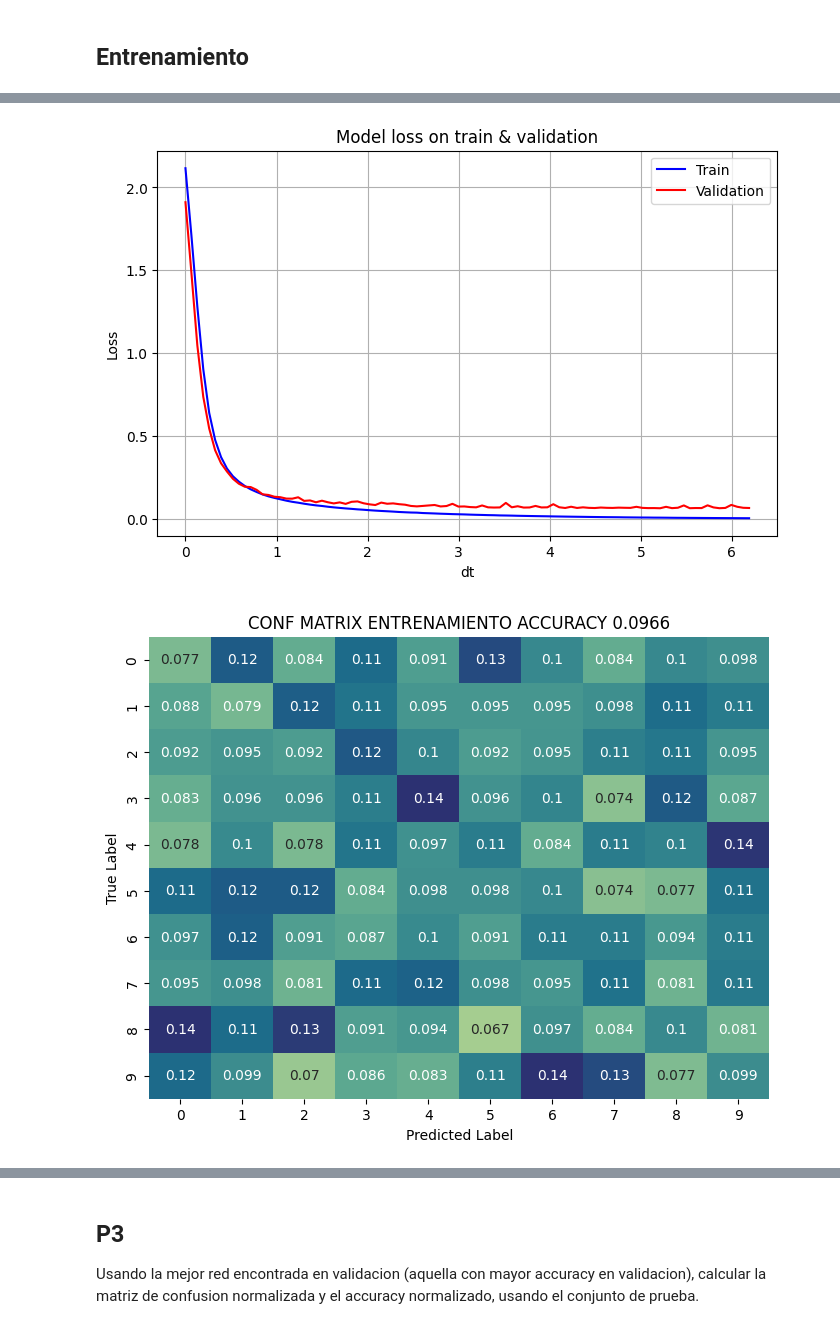
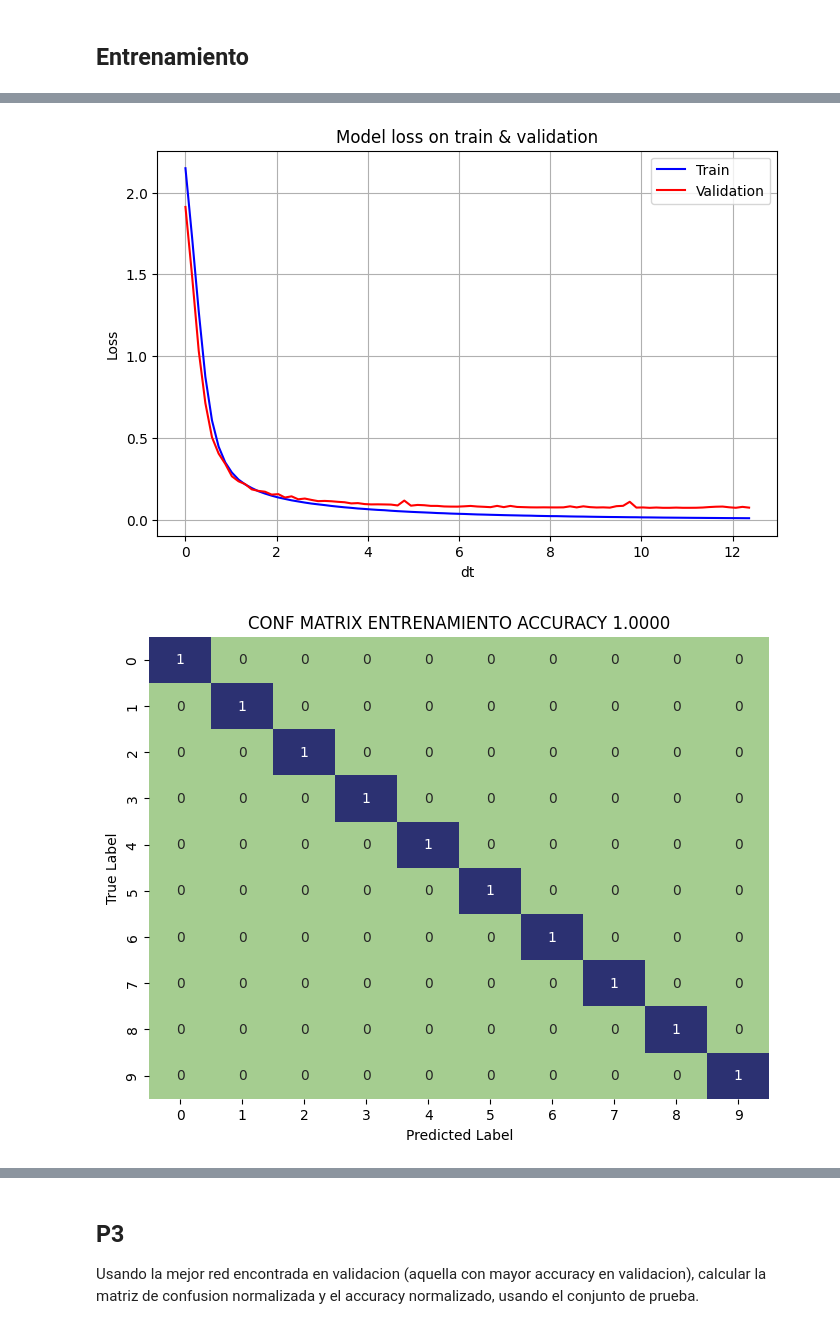
Before and after one commit to NicolasAraya932/IAHOMEWORK, a Jupyter notebook: Tarea_2IA_NicolasArayaP.ipynb, the cells around one changed output, grey strips where cells are left out. Cells and saved outputs as stored; diff of their text form; code cells hidden in the pictures.

```diff
--- a/Tarea_2IA_NicolasArayaP.ipynb
+++ b/Tarea_2IA_NicolasArayaP.ipynb
@@ -210,13 +211,14 @@ def plotMODELTRAINING(epochs, loss_train, loss_val):
 # %%
 #@title PLOT FOR CONFUSION MATRIX
-def plot4ConfMatrix(conf_matrix, tipo, accuracy):
-  import seaborn
-  plt.figure(figsize=(8, 6))
-  seaborn.heatmap(conf_matrix, annot=True, cmap='crest', cbar=False)
-  plt.xlabel('Predicted Label')
-  plt.ylabel('True Label')
-  plt.title(f'CONF MATRIX {tipo.upper()} ACCURACY {accuracy:.4f}')
-  plt.show()
+def plot4ConfMatrix(conf_matrix, tipo, accuracy, plots):
+  if(plots):
+    import seaborn
+    plt.figure(figsize=(8, 6))
+    seaborn.heatmap(conf_matrix, annot=True, cmap='crest', cbar=False)
+    plt.xlabel('Predicted Label')
+    plt.ylabel('True Label')
+    plt.title(f'CONF MATRIX {tipo.upper()} ACCURACY {accuracy:.4f}')
+    plt.show()
 # %%
 #@title MODEL RESET
 def reset_model(model):
@@ -239,7 +241,7 @@ class results:
     self.predictions = predictions
     self.confusion_matrix = confusion_matrix
 
-def training(name, model, optimizer, epoch, criterion, device, labels_set, dataloaders):
+def training(name, model, optimizer, epoch, criterion, device, labels_set, dataloaders, plots=True):
   """
   labels: {0: [bool, bool, bool], 1 : label_train, 2 : label_val, 3: label_test}
   dataloaders: [dataloader_train, ...val, ...test]
@@ -330,7 +332,7 @@ def training(name, model, optimizer, epoch, criterion, device, labels_set, datal
   end = time.time()
   print('Finished Training, total time %f seconds' % (end - start))
 
-  plotMODELTRAINING(np.linspace(0, (end - start), len(loss_train)), loss_train, loss_val)
+  plotMODELTRAINING(np.linspace(0, (end - start), len(loss_train)), loss_train, loss_val, plots)
   print("\n")
 
   # Confusion Matrix producer ----------------------------------------------------
@@ -339,7 +341,7 @@ def training(name, model, optimizer, epoch, criterion, device, labels_set, datal
       model.eval()
       with torch.no_grad():
         # Obtenemos label correspondiente
-        current_label = labels_set[f'{j+1}']
+        current_label = [] #labels_set[f'{j+1}']
         current_predictions = []
 
         for i, data in enumerate(dataloaders_list[j], 0):
@@ -351,7 +353,7 @@ def training(name, model, optimizer, epoch, criterion, device, labels_set, datal
           _, predictions = torch.max(model(inputs), 1)
 
           # Guardamos labels y predicciones
-          #current_label.extend(labels.cpu().numpy())
+          current_label.extend(labels.cpu().numpy())
           current_predictions.extend(predictions.cpu().numpy())
 
         # Accuracy
@@ -360,7 +362,7 @@ def training(name, model, optimizer, epoch, criterion, device, labels_set, datal
         # Current confusion Matrix
         current_confusion_matrix = confusion_matrix(current_label, current_predictions, normalize='true')
 
-        plot4ConfMatrix(current_confusion_matrix, label_names[j], current_accuracy)
+        plot4ConfMatrix(current_confusion_matrix, label_names[j], current_accuracy, plots)
         print("\n")
 
         _accuracies[label_names[j]] = current_accuracy
@@ -373,10 +375,10 @@ def training(name, model, optimizer, epoch, criterion, device, labels_set, datal
 resultados = []
 # %%
 #@title 10 Neuronas en la capa oculta, ReLU y 1000 epocas como maximo.
-model10HReLU = model_def(nn.ReLU(), [64, 10, 10], device)
+model1_10HReLU = model_def(nn.ReLU(), [64, 10, 10], device)
 
-resultados.append(training('resultados10HReLU', model10HReLU,
-                             torch.optim.Adam(model10HReLU.parameters(), lr=1e-3),
+resultados.append(training('resultados1_10HReLU', model1_10HReLU,
+                             torch.optim.Adam(model1_10HReLU.parameters(), lr=1e-3),
                              1000, criterion, device,
                              labels_set, dataloaders_list))
 # %% [output]
@@ -389,9 +391,9 @@ Finished Training, total time 16.961299 seconds
 # %%
 #@title 40 neuronas capa oculta, ReLU y 1000 epocas como maximo.
-model40HReLU = model_def(nn.ReLU(), [64, 40, 10], device)
+model1_40HReLU = model_def(nn.ReLU(), [64, 40, 10], device)
 
-resultados.append(training('resultados40HReLU', model40HReLU,
-                             torch.optim.Adam(model40HReLU.parameters(), lr=1e-3),
+resultados.append(training('resultados1_40HReLU', model1_40HReLU,
+                             torch.optim.Adam(model1_40HReLU.parameters(), lr=1e-3),
                              1000, criterion, device,
                              labels_set, dataloaders_list))
 # %% [output]
@@ -401,2 +403,2 @@ Finished Training, total time 6.188835 seconds
-[figure, old version]
+[figure, new version]
-[figure, old version]
+[figure, new version]
```
Also changed, not shown: parts of 20 cells of this notebook.
